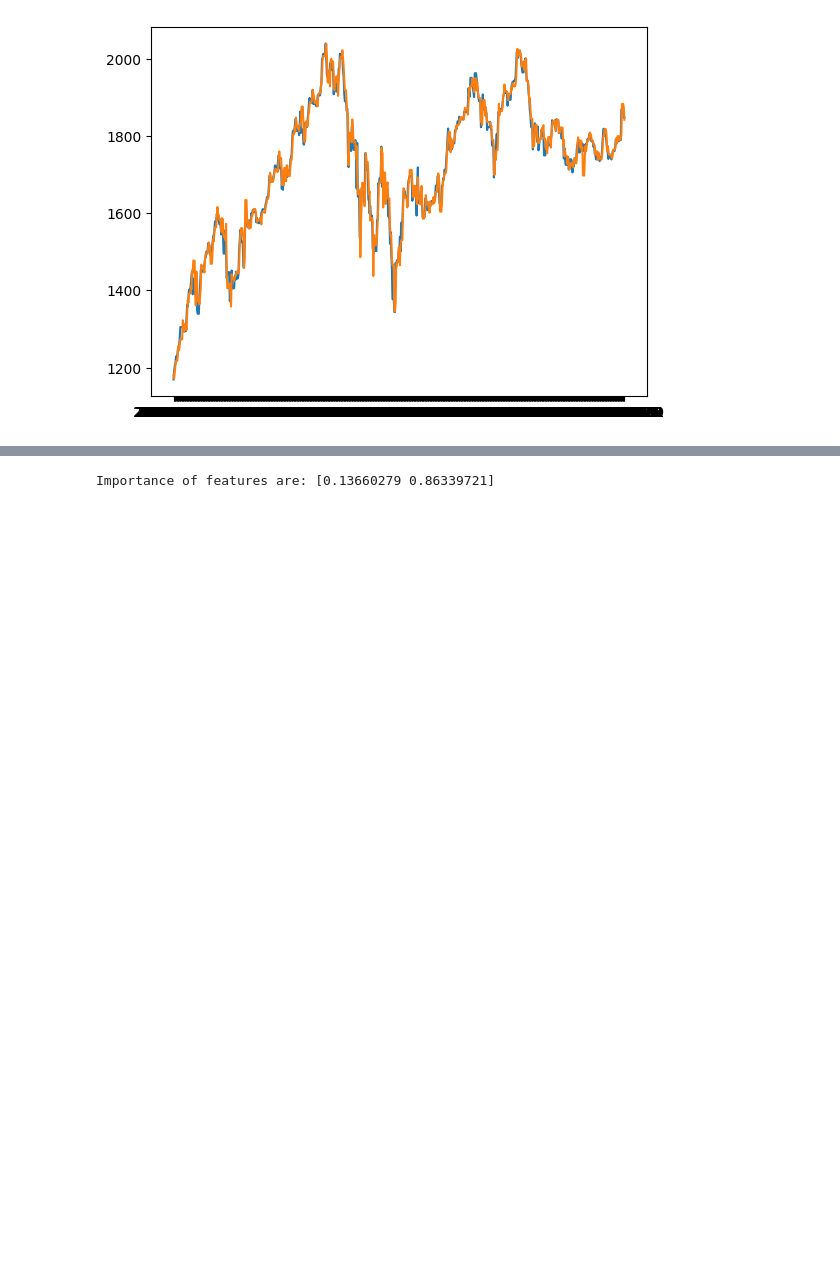
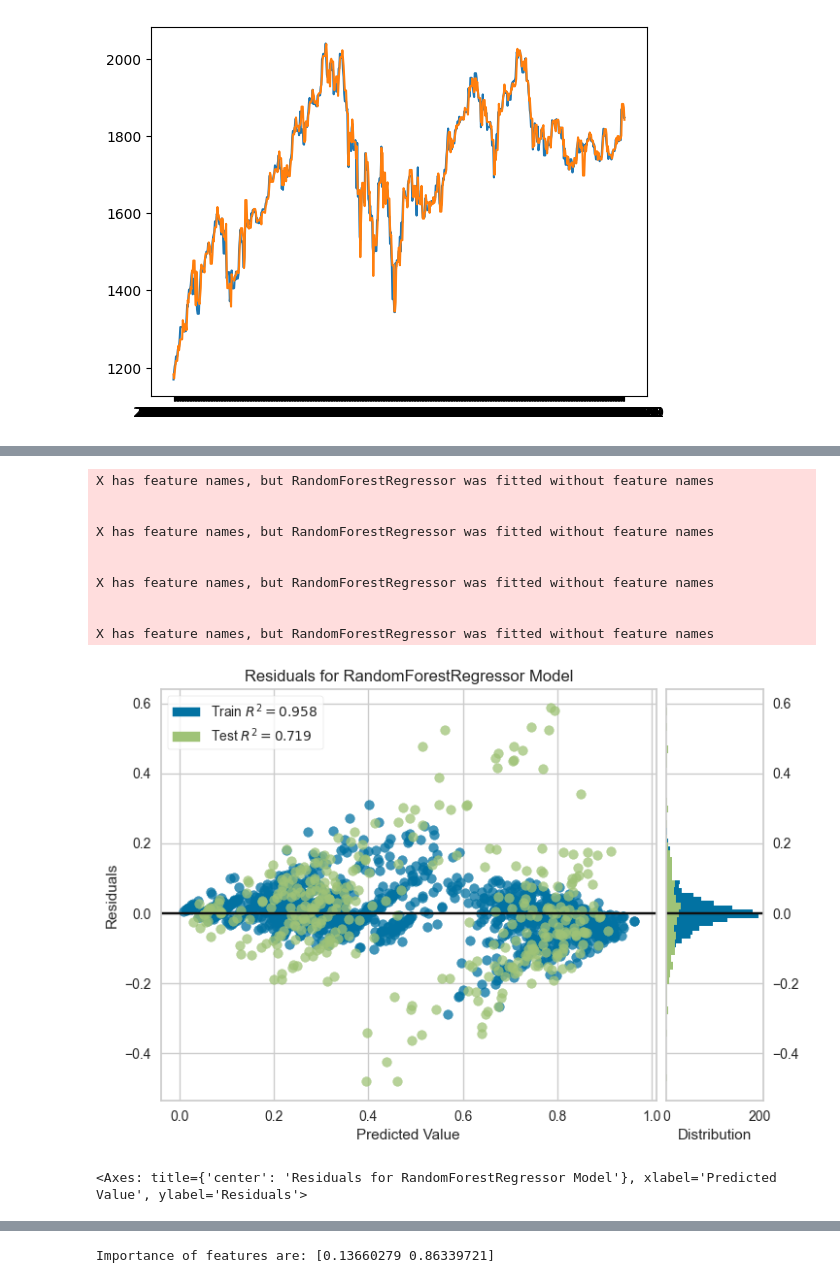
Before and after one commit to Karl-Gilmartin/Twitter-NASDAQ, a Jupyter notebook: ref_main.ipynb, the cells around one changed output, grey strips where cells are left out. Drawn from its saved outputs; the diff is of its cells as text; code cells hidden in the pictures; blank space fills up the shorter version.

```diff
--- a/ref_main.ipynb
+++ b/ref_main.ipynb
@@ -959,6 +992,7 @@ features = ['sentiment', 'amount']
 # features = 'sentiment'
 target = [ 'close_value' ]
 # %%
-X_train, X_test, y_train, y_test = train_test_split(st_scaled[features], st_scaled[target], test_size=0.2, random_state=0)
+X_train, X_test, y_train, y_test = train_test_split(st_scaled[features], st_scaled[target], test_size=0.3, random_state=42)
 # 0.1 --> 88%
 # 0.3 --> 79%
+print(len(X_test))
@@ -964,0 +1001,29 @@ X_train, X_test, y_train, y_test = train_test_split(st_scaled[features], st_scal
+# %%
+from sklearn.ensemble import RandomForestRegressor
+from sklearn.metrics import accuracy_score, confusion_matrix, precision_score, recall_score, roc_auc_score, roc_curve, f1_score, mean_absolute_error, mean_squared_error, r2_score, mean_absolute_percentage_error, recall_score
+regressor = RandomForestRegressor(n_estimators = 100, random_state = 20)
+regressor.fit(X_train, y_train)
+accuracy = regressor.score(X_test, y_test)
+y_pred_test = regressor.predict(X_test)
+y_pred_train = regressor.predict(X_train)
+mae_train = mean_absolute_error(y_train, y_pred_train)
+mae_test = mean_absolute_error(y_test, y_pred_test)
+mse_test = mean_squared_error(y_test, y_pred_test)
+mse_train = mean_squared_error(y_train, y_pred_train)
+mape_test =mean_absolute_percentage_error(y_test, y_pred_test)
+# recall_test = recall_score(y_test, y_pred_test)
+rmse = float(format(np.sqrt(mean_squared_error(y_test, y_pred_test)), '.3f'))
+
+# print(y_pred)
+print(f"The accuracy of the model is {round(accuracy,3)*100} %")
+print(f"The MAE training model is {round(mae_train,3)*100} %")
+print(f"The MAE testing model is {round(mae_test,3)*100} %")
+print(f"The MSE training model is {round(mse_train,3)*100} %")
+print(f"The MSE testing model is {round(mse_test,3)*100} %")
+print(f"The MSE testing model is {round(mse_test,3)*100} %")
+print(f"The MAPE  model is {round(mape_test,3)*100} %")
+print("\nRMSE: ", rmse)
+print('Indicaticting a good model')
+print('R2 score is:',r2_score(y_test, regressor.predict(X_test)))
+
+# confusion_matrix(y_test, y_pred_test)
@@ -965,3 +1043,23 @@ X_train, X_test, y_train, y_test = train_test_split(st_scaled[features], st_scal
+# %%
+from yellowbrick.regressor import ResidualsPlot
+visualizer = ResidualsPlot(regressor)
+
+visualizer.fit(X_train, y_train)  # Fit the training data to the visualizer
+visualizer.score(X_test, y_test)  # Evaluate the model on the test data
+visualizer.show()
+# %% [output]
+X has feature names, but RandomForestRegressor was fitted without feature names
+
+
+X has feature names, but RandomForestRegressor was fitted without feature names
+
+
+X has feature names, but RandomForestRegressor was fitted without feature names
+
+
+X has feature names, but RandomForestRegressor was fitted without feature names
+[figure, added]
+<Axes: title={'center': 'Residuals for RandomForestRegressor Model'}, xlabel='Predicted Value', ylabel='Residuals'>
 # %%
 print(X_train)
 # %% [output]
```
Also changed, not shown: parts of 39 cells of this notebook.
